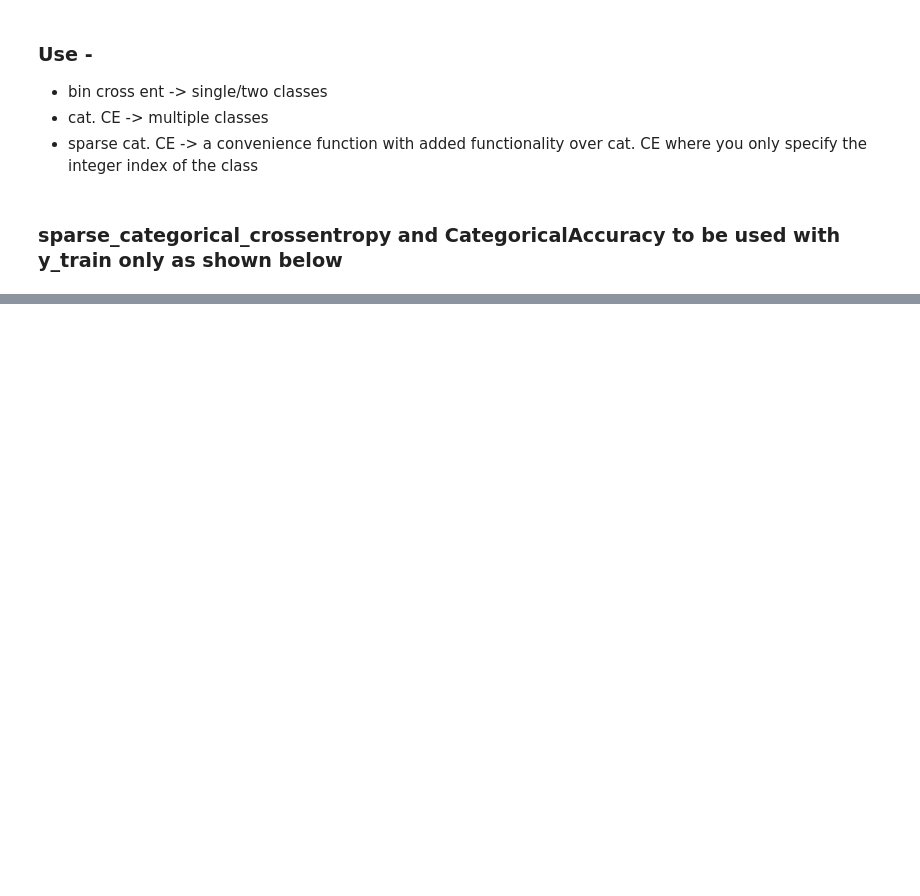
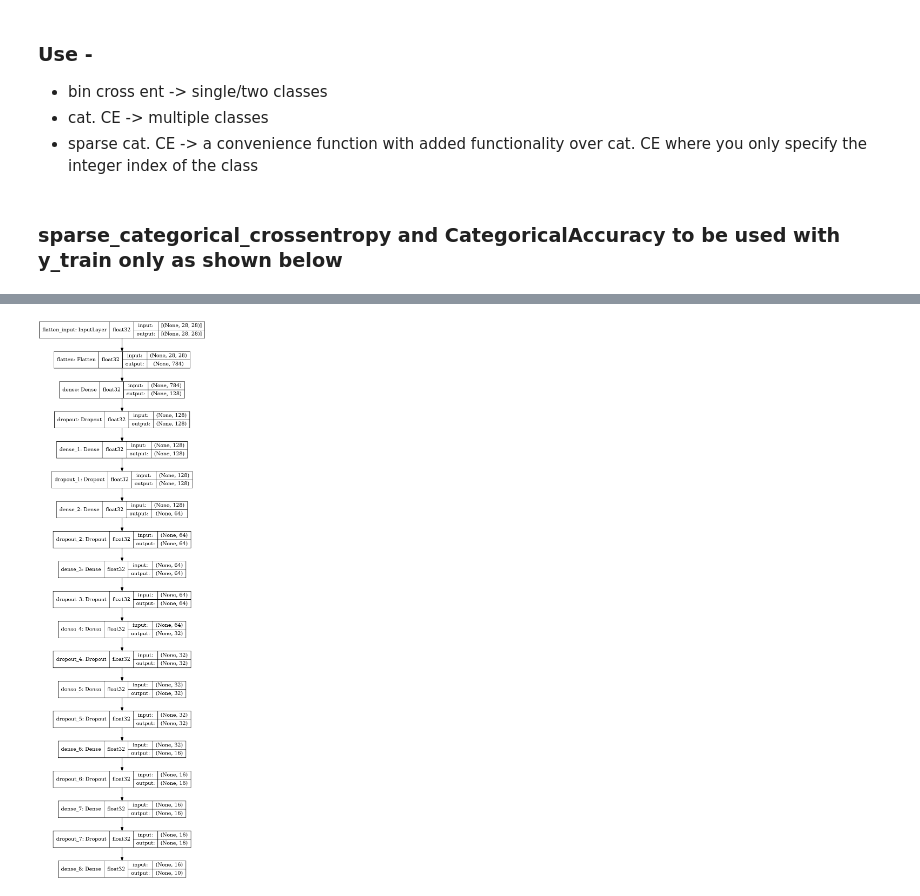
Before and after one commit to kewlcoder/docs, a Jupyter notebook: site/en/tutorials/quickstart/beginner_mine.ipynb, the cells around one changed output, grey strips where cells are left out. Saved outputs shown, nothing was run; the diff lists cells and outputs as text; code cells hidden in the pictures; blank space fills up the shorter version.

```diff
--- a/site/en/tutorials/quickstart/beginner_mine.ipynb
+++ b/site/en/tutorials/quickstart/beginner_mine.ipynb
@@ -87,3 +92,7 @@ model.compile(optimizer=adam_optimizer, loss='categorical_crossentropy', metrics
+# %%
+keras.utils.plot_model(model, to_file='dumped_models/model.png', show_shapes=True, show_dtype=True,)
+# %% [output]
+[figure, added]
 # %%
 model.summary()
 # %% [output]
```
Also changed, not shown: parts of 9 cells of this notebook.
